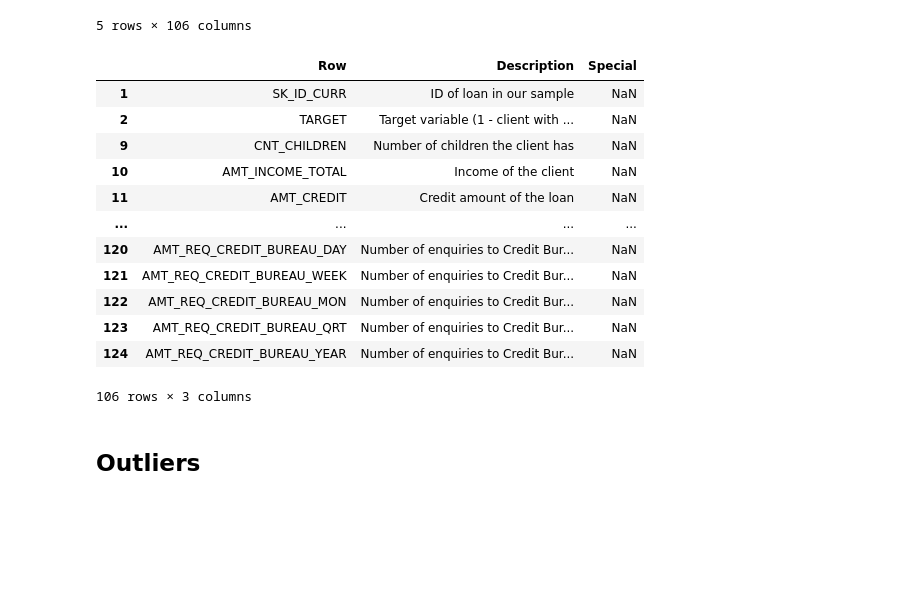
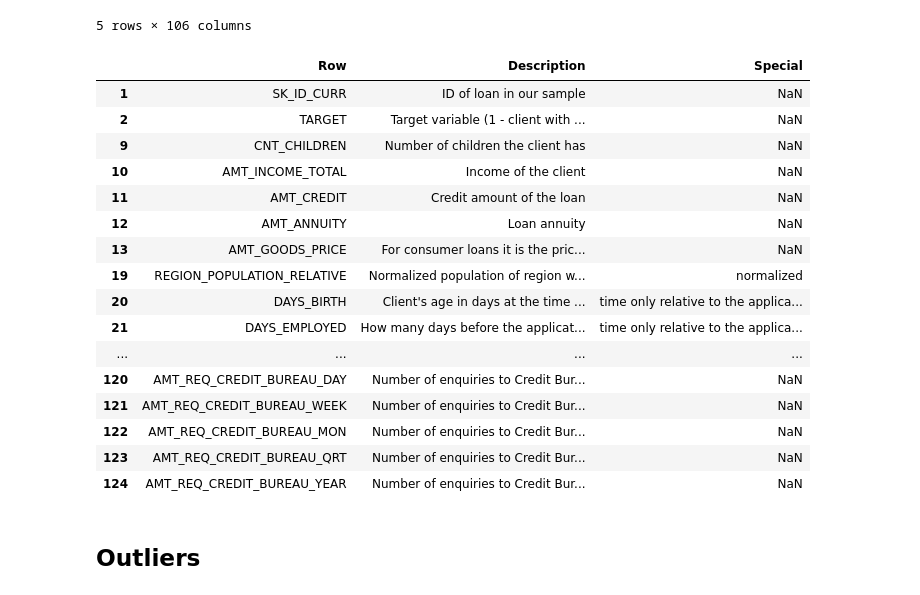
Before and after one commit to Laeti-dev/P4_Credit-Scoring-Model, a Jupyter notebook: ikusawa_laetitia_1_notebook_0824.ipynb, the cells around one changed output. Cells and saved outputs as stored; diff of their text form; code cells hidden in the pictures; blank space fills up the shorter version.

```diff
--- a/ikusawa_laetitia_1_notebook_0824.ipynb
+++ b/ikusawa_laetitia_1_notebook_0824.ipynb
@@ -272,23 +318,25 @@ application_train[quantitative_vars].head()
 | 4 | 100007 | 0 | 0 | 121500.0 | 513000.0 | 21865.5 | 513000.0 | ... |
 5 rows × 106 columns
 # %%
-# Set the option to display full length of a column and all columns
-pd.set_option('display.max_columns', None)
-pd.set_option('display.max_colwidth', None)
+pd.set_option('display.max_rows', None)
 application_description[application_description['Row'].isin(quantitative_vars)][["Row", "Description", "Special"]]
 # %% [output]
 |  | Row | Description | Special |
 | 1 | SK_ID_CURR | ID of loan in our sample | NaN |
 | 2 | TARGET | Target variable (1 - client with ... | NaN |
 | 9 | CNT_CHILDREN | Number of children the client has | NaN |
 | 10 | AMT_INCOME_TOTAL | Income of the client | NaN |
 | 11 | AMT_CREDIT | Credit amount of the loan | NaN |
+| 12 | AMT_ANNUITY | Loan annuity | NaN |
+| 13 | AMT_GOODS_PRICE | For consumer loans it is the pric... | NaN |
+| 19 | REGION_POPULATION_RELATIVE | Normalized population of region w... | normalized |
+| 20 | DAYS_BIRTH | Client's age in days at the time ... | time only relative to the applica... |
+| 21 | DAYS_EMPLOYED | How many days before the applicat... | time only relative to the applica... |
 | ... | ... | ... | ... |
 | 120 | AMT_REQ_CREDIT_BUREAU_DAY | Number of enquiries to Credit Bur... | NaN |
 | 121 | AMT_REQ_CREDIT_BUREAU_WEEK | Number of enquiries to Credit Bur... | NaN |
 | 122 | AMT_REQ_CREDIT_BUREAU_MON | Number of enquiries to Credit Bur... | NaN |
 | 123 | AMT_REQ_CREDIT_BUREAU_QRT | Number of enquiries to Credit Bur... | NaN |
 | 124 | AMT_REQ_CREDIT_BUREAU_YEAR | Number of enquiries to Credit Bur... | NaN |
-106 rows × 3 columns
 # %% [markdown]
 ## Outliers
```
Also changed, not shown: parts of 44 cells of this notebook.
